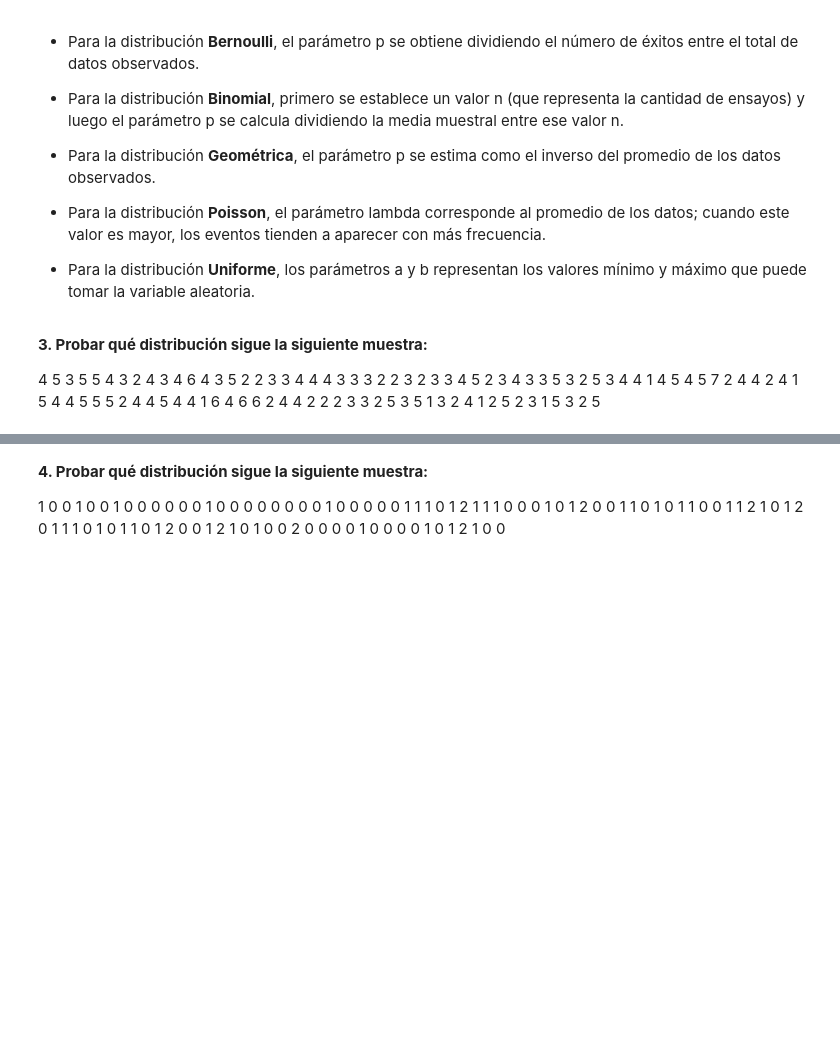
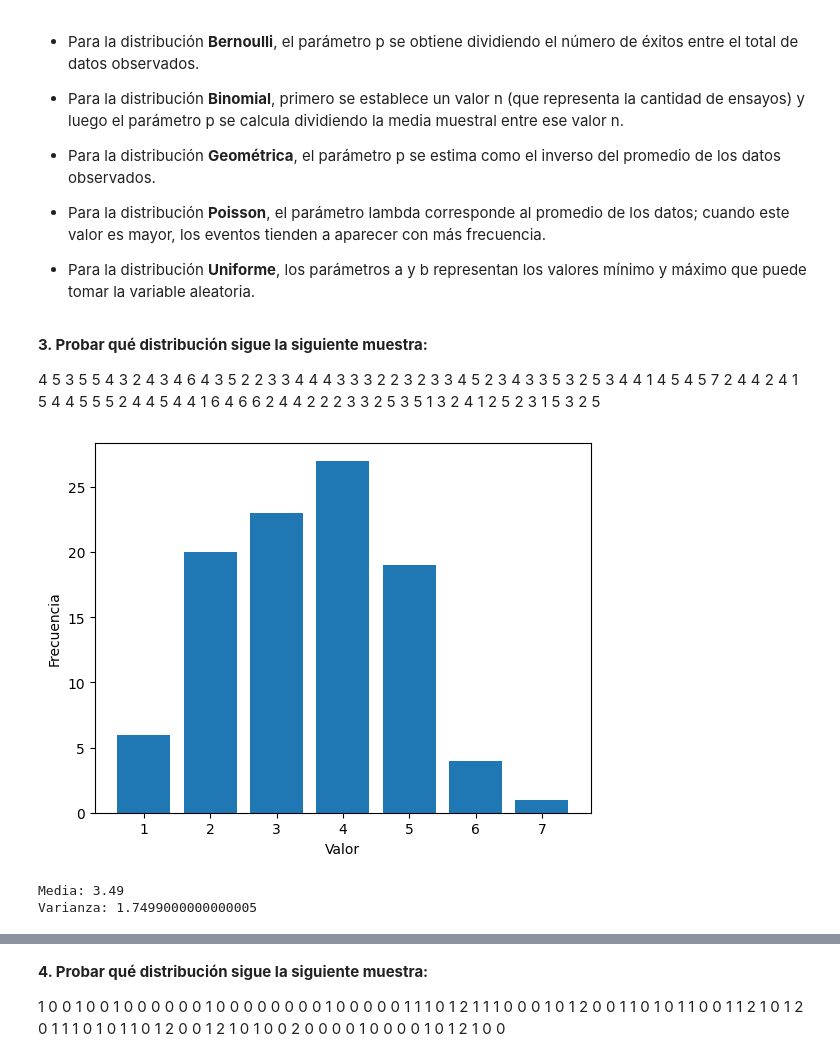
Before and after one commit to EdithOroche/IA, a Jupyter notebook: Distribuciones_Discretas_SS.ipynb, the cells around one changed output, grey strips where cells are left out. Drawn from its saved outputs; the diff is of its cells as text; code cells hidden in the pictures; blank space fills up the shorter version.

```diff
--- a/Distribuciones_Discretas_SS.ipynb
+++ b/Distribuciones_Discretas_SS.ipynb
@@ -216,3 +216,29 @@ En el laboratorio con Python el proceso es completamente automático ya que se t
 6 4 6 6 2 4 4 2 2 2
 3 3 2 5 3 5 1 3 2 4
 1 2 5 2 3 1 5 3 2 5
+# %%
+#DATOS
+data3 = np.array([
+4,5,3,5,5,4,3,2,4,3,
+4,6,4,3,5,2,2,3,3,4,
+4,4,3,3,3,2,2,3,2,3,
+3,4,5,2,3,4,3,3,5,3,
+2,5,3,4,4,1,4,5,4,5,
+7,2,4,4,2,4,1,5,4,4,
+5,5,5,2,4,4,5,4,4,1,
+6,4,6,6,2,4,4,2,2,2,
+3,3,2,5,3,5,1,3,2,4,
+1,2,5,2,3,1,5,3,2,5
+])
+# %%
+plt.hist(data3, bins=np.arange(0.5,8.5,1), rwidth=0.8)
+plt.xticks (range (1,8))
+plt.xlabel("Valor")
+plt.ylabel("Frecuencia")
+plt.show()
+print("Media:", np.mean (data3))
+print("Varianza:", np.var(data3))
+# %% [output]
+[figure, added]
+Media: 3.49
+Varianza: 1.7499000000000005
```
Also changed, not shown: parts of 15 cells of this notebook.
